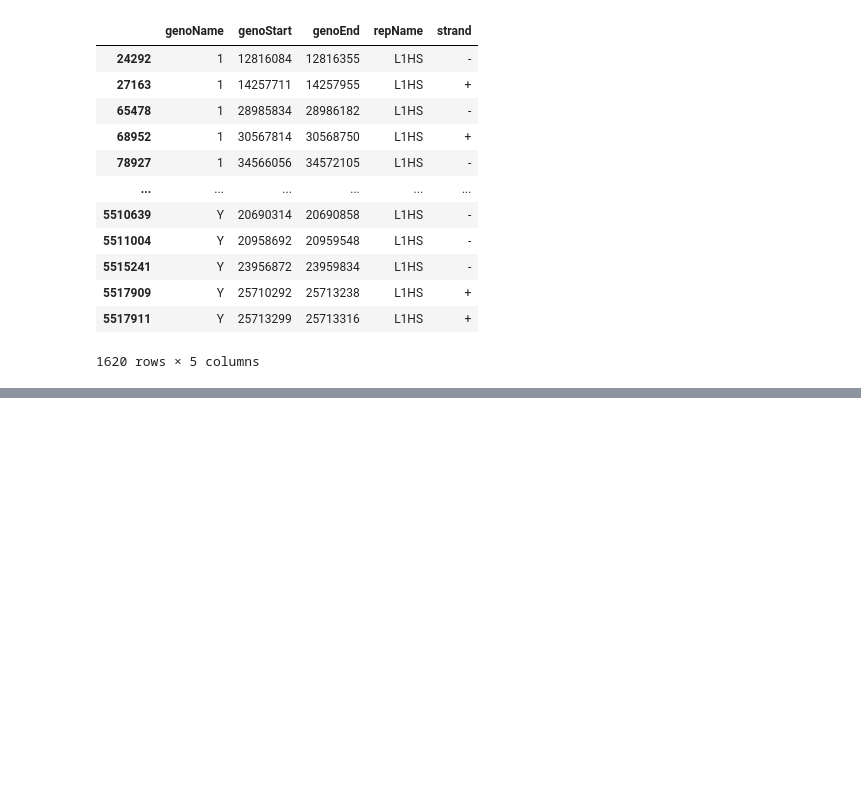
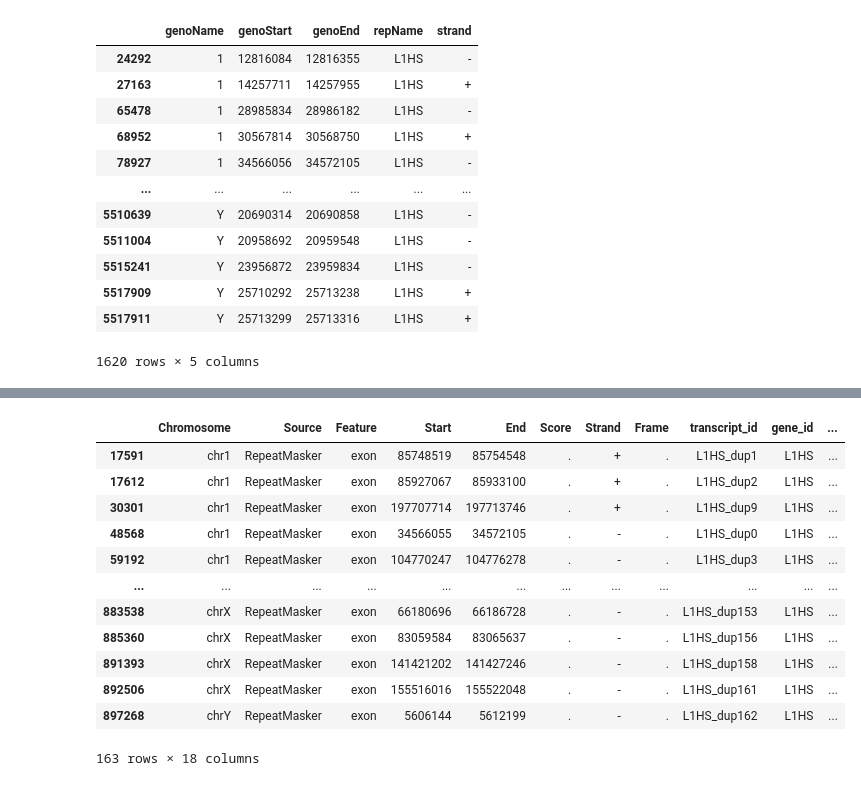
Before and after one commit to gage-lab/bulk_te_bench, a Jupyter notebook: analysis/upset/01_subset_rmsk.ipynb, the cells around one changed output, grey strips where cells are left out. Saved outputs shown, nothing was run; the diff lists cells and outputs as text; code cells hidden in the pictures; blank space fills up the shorter version.

```diff
--- a/analysis/upset/01_subset_rmsk.ipynb
+++ b/analysis/upset/01_subset_rmsk.ipynb
@@ -215,0 +283,17 @@ df
+# %%
+bed = gtf.df[gtf.df["gene_id"] == "L1HS"]
+bed
+# %% [output]
+|  | Chromosome | Source | Feature | Start | End | Score | Strand | Frame | transcript_id | gene_id | ... |
+| 17591 | chr1 | RepeatMasker | exon | 85748519 | 85754548 | . | + | . | L1HS_dup1 | L1HS | ... |
+| 17612 | chr1 | RepeatMasker | exon | 85927067 | 85933100 | . | + | . | L1HS_dup2 | L1HS | ... |
+| 30301 | chr1 | RepeatMasker | exon | 197707714 | 197713746 | . | + | . | L1HS_dup9 | L1HS | ... |
+| 48568 | chr1 | RepeatMasker | exon | 34566055 | 34572105 | . | - | . | L1HS_dup0 | L1HS | ... |
+| 59192 | chr1 | RepeatMasker | exon | 104770247 | 104776278 | . | - | . | L1HS_dup3 | L1HS | ... |
+| ... | ... | ... | ... | ... | ... | ... | ... | ... | ... | ... | ... |
+| 883538 | chrX | RepeatMasker | exon | 66180696 | 66186728 | . | - | . | L1HS_dup153 | L1HS | ... |
+| 885360 | chrX | RepeatMasker | exon | 83059584 | 83065637 | . | - | . | L1HS_dup156 | L1HS | ... |
+| 891393 | chrX | RepeatMasker | exon | 141421202 | 141427246 | . | - | . | L1HS_dup158 | L1HS | ... |
+| 892506 | chrX | RepeatMasker | exon | 155516016 | 155522048 | . | - | . | L1HS_dup161 | L1HS | ... |
+| 897268 | chrY | RepeatMasker | exon | 5606144 | 5612199 | . | - | . | L1HS_dup162 | L1HS | ... |
+163 rows × 18 columns
```
Also changed, not shown: parts of 9 cells of this notebook.
